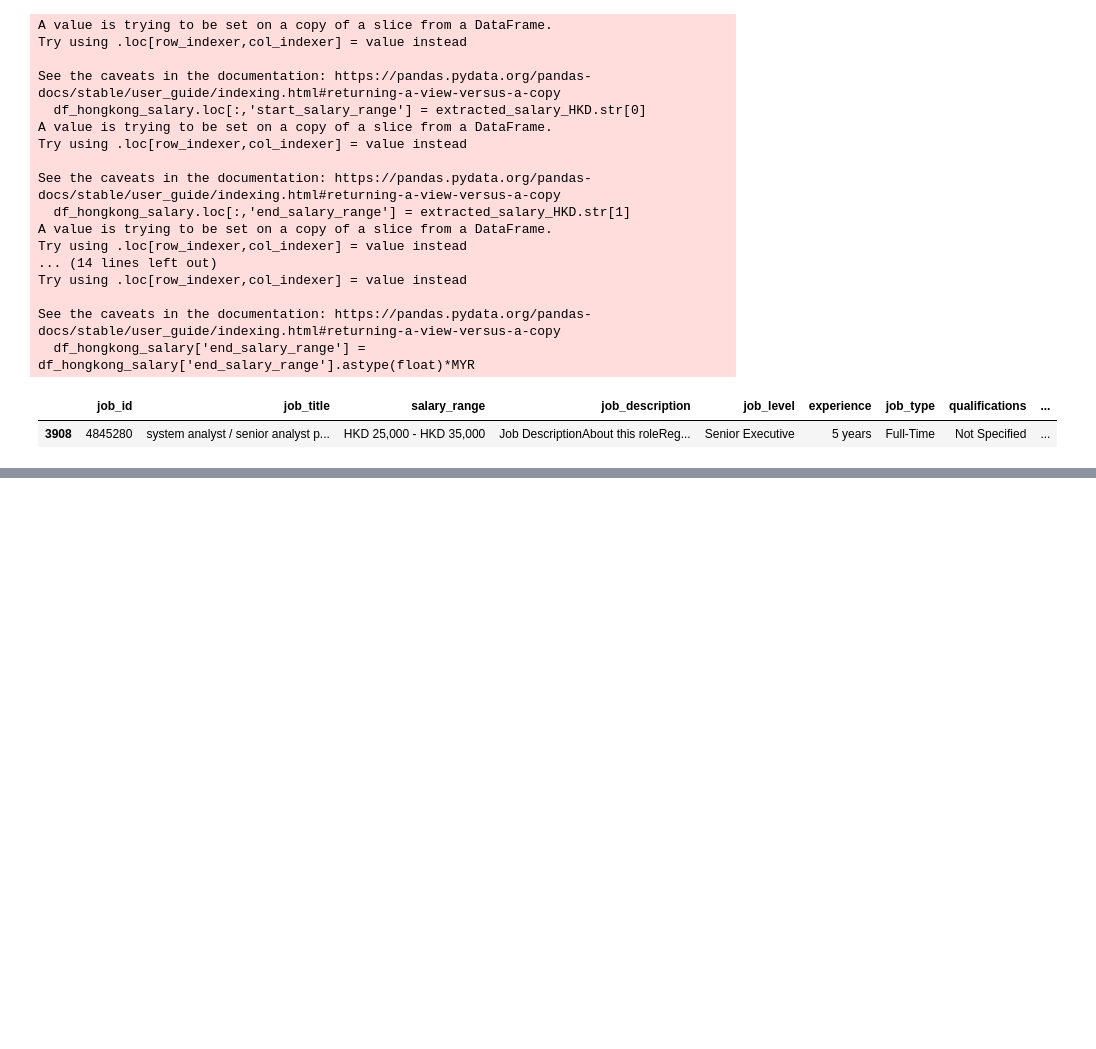
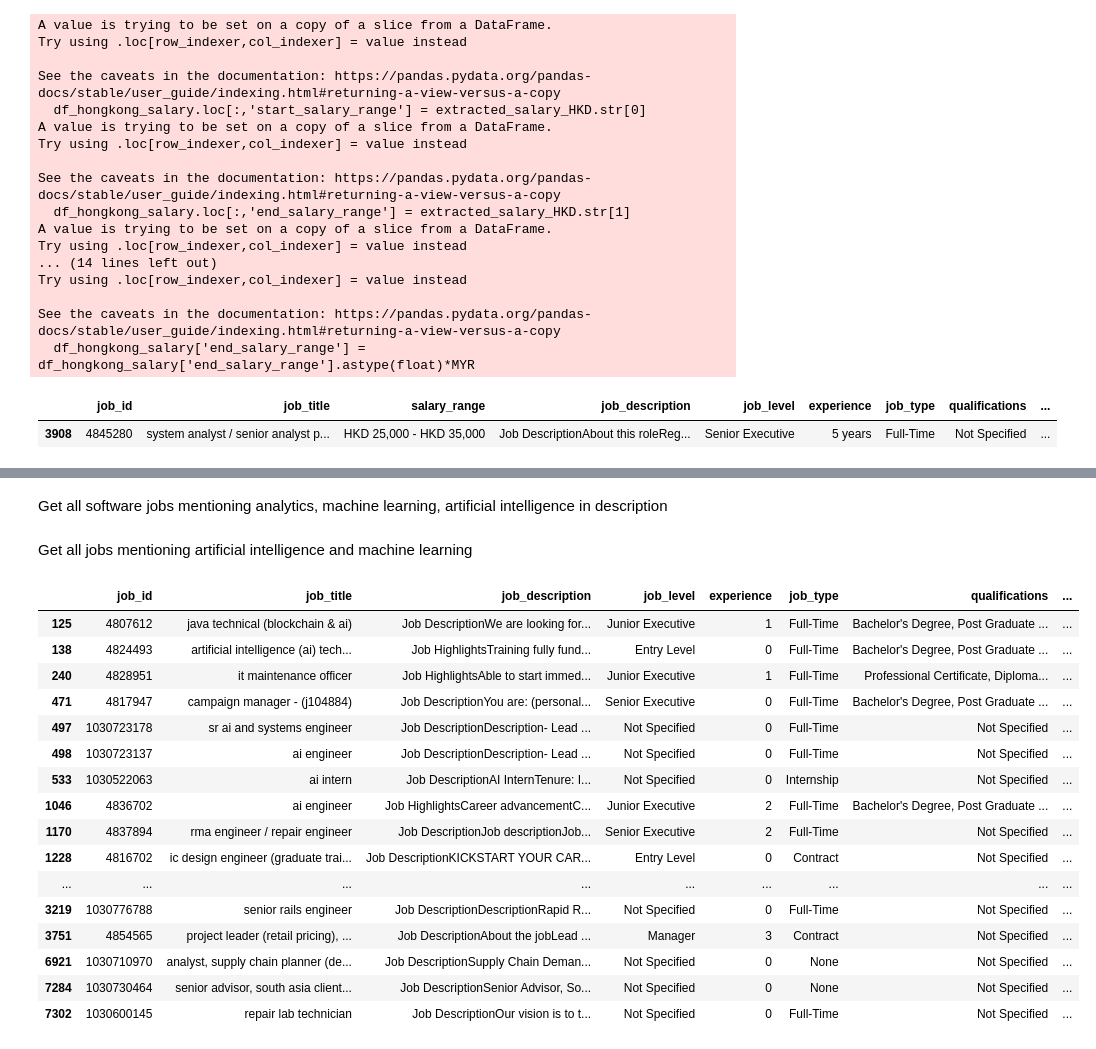
Before and after one commit to roosern-dev/Malaysia_data_jobs_analysis, a Jupyter notebook: data/cleaning.ipynb, the cells around one changed output, grey strips where cells are left out. Cells and saved outputs as stored; diff of their text form; code cells hidden in the pictures; blank space fills up the shorter version.

Commit message:
filter jobs for data related

```diff
--- a/data/cleaning.ipynb
+++ b/data/cleaning.ipynb
@@ -231,0 +265,34 @@ df_data_careers.drop('salary_range', axis=1, inplace=True)
+# %%
+df_machine_learning = df_no_computer_science[df_no_computer_science['job_title'].str.contains('machine learning')].copy()
+# %%
+df_no_machine_learning = df_no_computer_science.drop(df_machine_learning.index)
+# %% [markdown]
+Get all software jobs mentioning analytics, machine learning, artificial intelligence in description
+# %%
+df_software_analytics = df_no_machine_learning[df_no_machine_learning['job_title'].str.contains('software') & df_no_machine_learning['job_description'].str.contains('artificial|intelligence|analytics|machine learning')]
+# %%
+df_no_software_analytics = df_no_machine_learning.drop(df_software_analytics.index)
+# %% [markdown]
+Get all jobs mentioning artificial intelligence and machine learning
+# %%
+df_misc = df_no_software_analytics[df_no_software_analytics['job_description'].str.contains('machine learning|artificial intelligence|data science|data engineering')]
+df_ai = df_misc[df_misc['job_title'].str.contains('ai')]
+df_ai
+# %% [output]
+|  | job_id | job_title | job_description | job_level | experience | job_type | qualifications | ... |
+| 125 | 4807612 | java technical (blockchain & ai) | Job DescriptionWe are looking for... | Junior Executive | 1 | Full-Time | Bachelor's Degree, Post Graduate ... | ... |
+| 138 | 4824493 | artificial intelligence (ai) tech... | Job HighlightsTraining fully fund... | Entry Level | 0 | Full-Time | Bachelor's Degree, Post Graduate ... | ... |
+| 240 | 4828951 | it maintenance officer | Job HighlightsAble to start immed... | Junior Executive | 1 | Full-Time | Professional Certificate, Diploma... | ... |
+| 471 | 4817947 | campaign manager - (j104884) | Job DescriptionYou are: (personal... | Senior Executive | 0 | Full-Time | Bachelor's Degree, Post Graduate ... | ... |
+| 497 | 1030723178 | sr ai and systems engineer | Job DescriptionDescription- Lead ... | Not Specified | 0 | Full-Time | Not Specified | ... |
+| 498 | 1030723137 | ai engineer | Job DescriptionDescription- Lead ... | Not Specified | 0 | Full-Time | Not Specified | ... |
+| 533 | 1030522063 | ai intern | Job DescriptionAI InternTenure: I... | Not Specified | 0 | Internship | Not Specified | ... |
+| 1046 | 4836702 | ai engineer | Job HighlightsCareer advancementC... | Junior Executive | 2 | Full-Time | Bachelor's Degree, Post Graduate ... | ... |
+| 1170 | 4837894 | rma engineer / repair engineer | Job DescriptionJob descriptionJob... | Senior Executive | 2 | Full-Time | Not Specified | ... |
+| 1228 | 4816702 | ic design engineer (graduate trai... | Job DescriptionKICKSTART YOUR CAR... | Entry Level | 0 | Contract | Not Specified | ... |
+| ... | ... | ... | ... | ... | ... | ... | ... | ... |
+| 3219 | 1030776788 | senior rails engineer | Job DescriptionDescriptionRapid R... | Not Specified | 0 | Full-Time | Not Specified | ... |
+| 3751 | 4854565 | project leader (retail pricing), ... | Job DescriptionAbout the jobLead ... | Manager | 3 | Contract | Not Specified | ... |
+| 6921 | 1030710970 | analyst, supply chain planner (de... | Job DescriptionSupply Chain Deman... | Not Specified | 0 | None | Not Specified | ... |
+| 7284 | 1030730464 | senior advisor, south asia client... | Job DescriptionSenior Advisor, So... | Not Specified | 0 | None | Not Specified | ... |
+| 7302 | 1030600145 | repair lab technician | Job DescriptionOur vision is to t... | Not Specified | 0 | Full-Time | Not Specified | ... |
```
Also changed, not shown: parts of 15 cells of this notebook.
